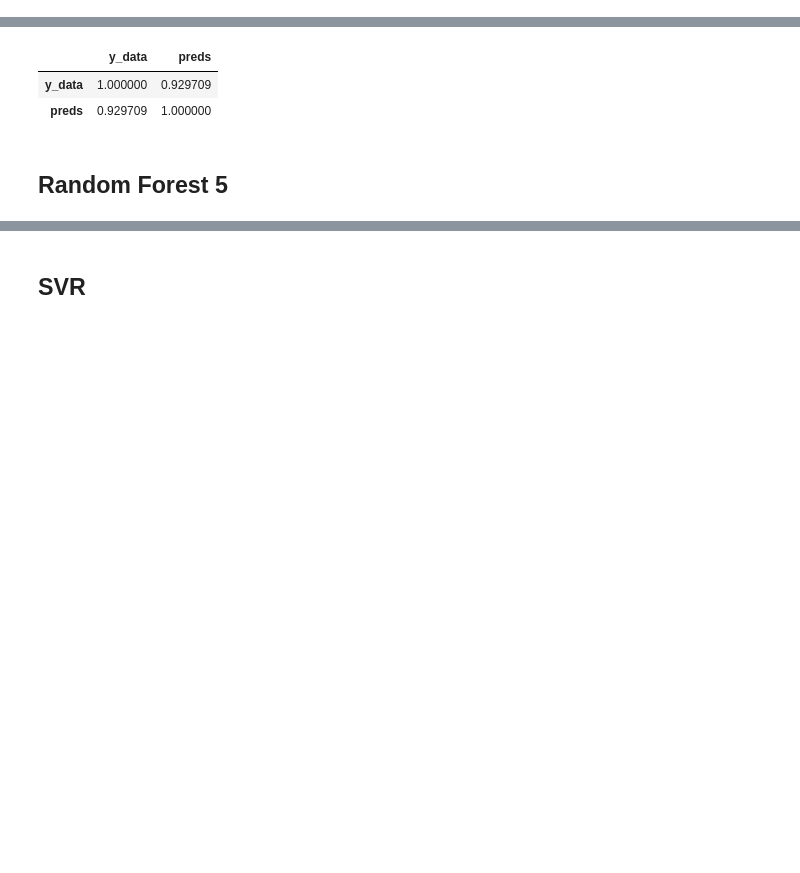
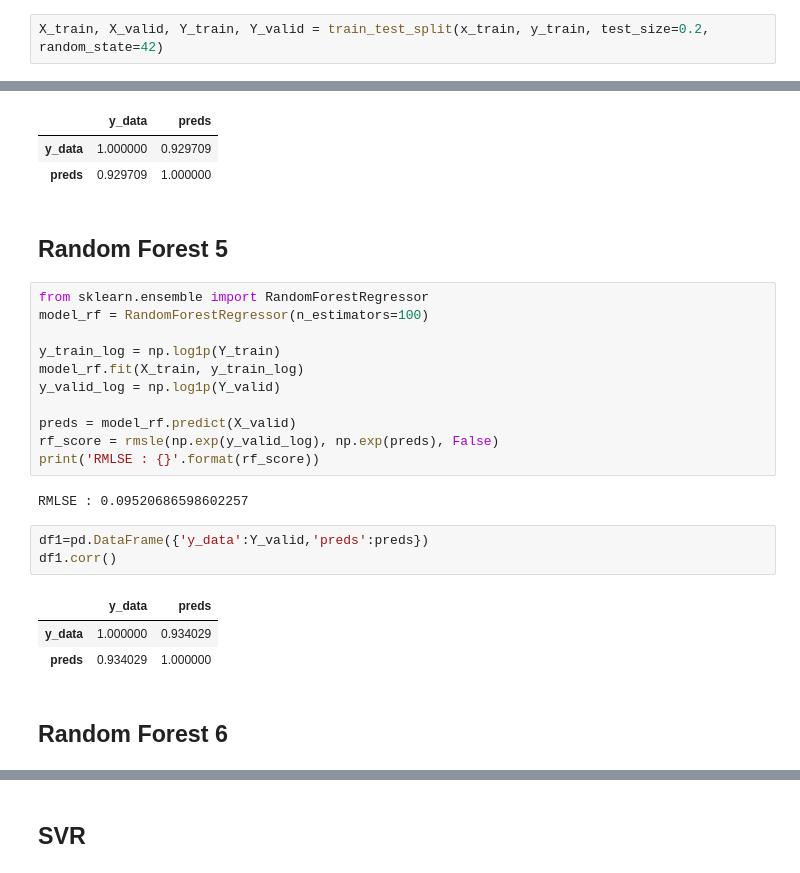
Before and after one commit to xddongx/flexink, a Jupyter notebook: bike sharing/bike sharing.ipynb, the cells around one changed output, grey strips where cells are left out. Cells and saved outputs as stored; diff of their text form; blank space fills up the shorter version.

```diff
--- a/bike sharing/bike sharing.ipynb
+++ b/bike sharing/bike sharing.ipynb
@@ -741,3 +749,5 @@ X_train, X_valid, Y_train, Y_valid = train_test_split(x_train, y_train, test_siz
+# %%
+X_train, X_valid, Y_train, Y_valid = train_test_split(x_train, y_train, test_size=0.2, random_state=42)
 # %% [markdown]
 ## Linear Regression Model
 # %%
@@ -981,6 +991,28 @@ df1.corr()
 | preds | 0.929709 | 1.000000 |
 # %% [markdown]
 ## Random Forest 5
+# %%
+from sklearn.ensemble import RandomForestRegressor
+model_rf = RandomForestRegressor(n_estimators=100)
+
+y_train_log = np.log1p(Y_train)
+model_rf.fit(X_train, y_train_log)
+y_valid_log = np.log1p(Y_valid)
+
+preds = model_rf.predict(X_valid)
+rf_score = rmsle(np.exp(y_valid_log), np.exp(preds), False)
+print('RMLSE : {}'.format(rf_score))
+# %% [output]
+RMLSE : 0.09520686598602257
+# %%
+df1=pd.DataFrame({'y_data':Y_valid,'preds':preds})
+df1.corr()
+# %% [output]
+|  | y_data | preds |
+| y_data | 1.000000 | 0.934029 |
+| preds | 0.934029 | 1.000000 |
+# %% [markdown]
+## Random Forest 6
 # %%
 from sklearn.ensemble import RandomForestRegressor
 model_rf = RandomForestRegressor(n_estimators=100)
```
Also changed, not shown: parts of 23 cells of this notebook, 8 other files.
